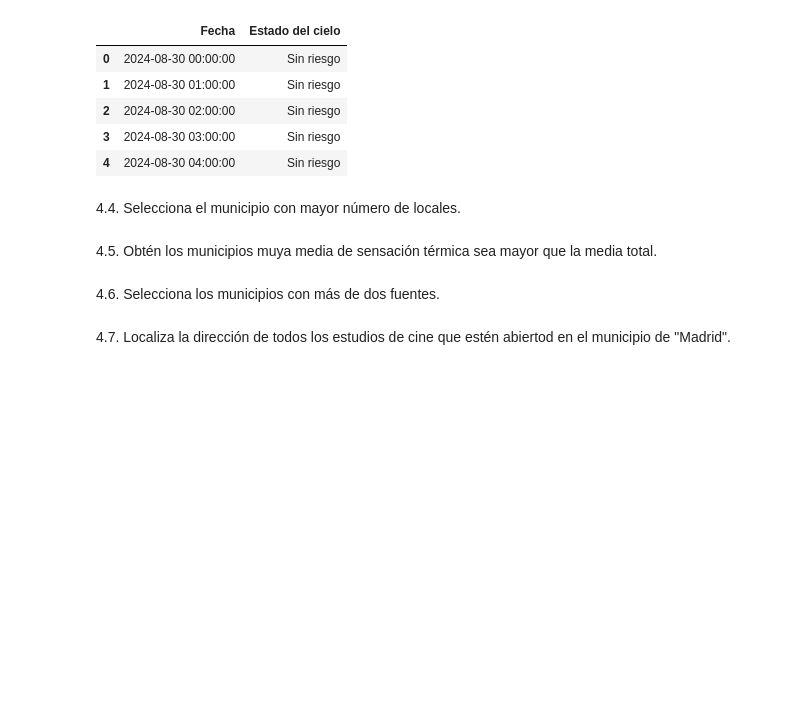
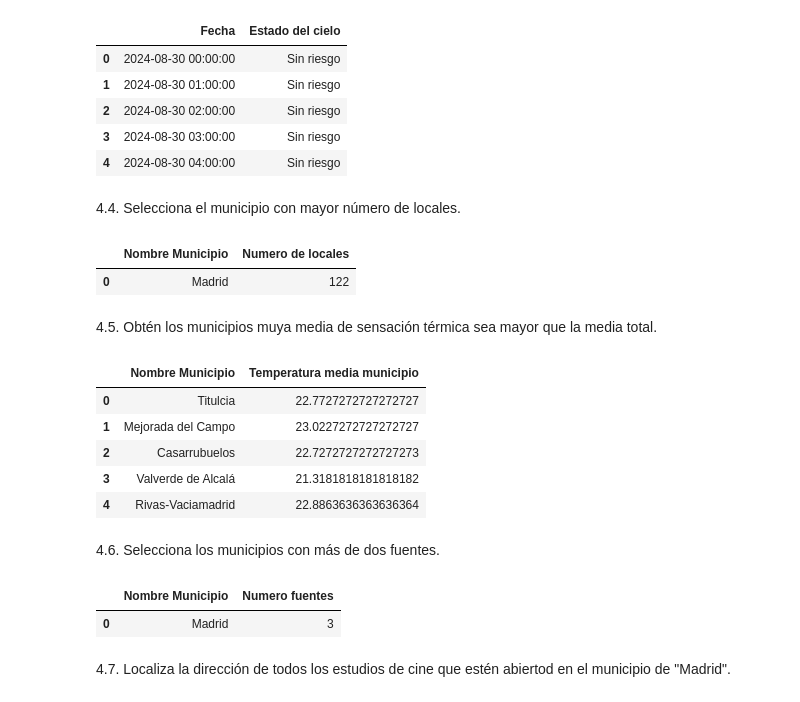
Before and after one commit to jgilsu11/laboratorio-modulo4-leccion03-SQL_y_Python, a Jupyter notebook: lab15.ipynb, the cells around one changed output. Saved outputs shown, nothing was run; the diff lists cells and outputs as text; code cells hidden in the pictures; blank space fills up the shorter version.

```diff
--- a/lab15.ipynb
+++ b/lab15.ipynb
@@ -374,9 +374,70 @@ df_query14.head()
 | 4 | 2024-08-30 04:00:00 | Sin riesgo |
 # %% [markdown]
 4.4. Selecciona el municipio con mayor número de locales.
+# %%
+cursor= conexion.cursor()
+query_mayornloc="""
+SELECT * FROM (
+			SELECT m.nombre_municipio AS Nombre_municipio, count(l.id_lugar) AS NumeroLoc
+				FROM categorias c
+				INNER JOIN lugar l ON c.id_categorias = l.id_categoria
+				INNER JOIN municipios m ON l.id_municipio = m.id_municipio
+				GROUP BY m.id_municipio)
+ORDER BY NumeroLoc DESC
+LIMIT 1;
+"""
+cursor.execute(query_mayornloc)
+
+df_query15 = pd.DataFrame(cursor.fetchall(), columns=["Nombre Municipio", "Numero de locales"])
+df_query15.head()
+# %% [output]
+|  | Nombre Municipio | Numero de locales |
+| 0 | Madrid | 122 |
 # %% [markdown]
 4.5. Obtén los municipios muya media de sensación térmica sea mayor que la media total.
+# %%
+#Lo hago de la temperatura porque no tengo sensación
+cursor= conexion.cursor()
+query_tempmed="""
+SELECT m.nombre_municipio, AVG(t."temperatura_°c") AS Media_municipio
+FROM tiempo t
+INNER JOIN municipios m ON t.id_municipio = m.id_municipio
+GROUP BY m.id_municipio
+HAVING AVG(t."temperatura_°c") > (SELECT Media_total FROM (
+														SELECT AVG("temperatura_°c") AS Media_total
+														    FROM tiempo));
+"""
+cursor.execute(query_tempmed)
+
+df_query16 = pd.DataFrame(cursor.fetchall(), columns=["Nombre Municipio", "Temperatura media municipio"])
+df_query16.head()
+# %% [output]
+|  | Nombre Municipio | Temperatura media municipio |
+| 0 | Titulcia | 22.7727272727272727 |
+| 1 | Mejorada del Campo | 23.0227272727272727 |
+| 2 | Casarrubuelos | 22.7272727272727273 |
+| 3 | Valverde de Alcalá | 21.3181818181818182 |
+| 4 | Rivas-Vaciamadrid | 22.8863636363636364 |
 # %% [markdown]
 4.6. Selecciona los municipios con más de dos fuentes.
+# %%
+cursor= conexion.cursor()
+query_fuentes="""
+SELECT nombre_municipio, count(c.id_categorias) AS NumeroFuentes
+FROM categorias c
+INNER JOIN lugar l ON c.id_categorias = l.id_categoria
+INNER JOIN municipios m ON l.id_municipio = m.id_municipio
+WHERE c.categorias LIKE 'Fountain'
+GROUP BY m.id_municipio
+HAVING COUNT(c.id_categorias) > 2;
+"""
+
+cursor.execute(query_fuentes)
+
+df_query17 = pd.DataFrame(cursor.fetchall(), columns=["Nombre Municipio", "Numero fuentes"])
+df_query17.head()
+# %% [output]
+|  | Nombre Municipio | Numero fuentes |
+| 0 | Madrid | 3 |
 # %% [markdown]
 4.7. Localiza la dirección de todos los estudios de cine que estén abiertod en el municipio de "Madrid".
```
Also changed, not shown: parts of 1 cell of this notebook.
